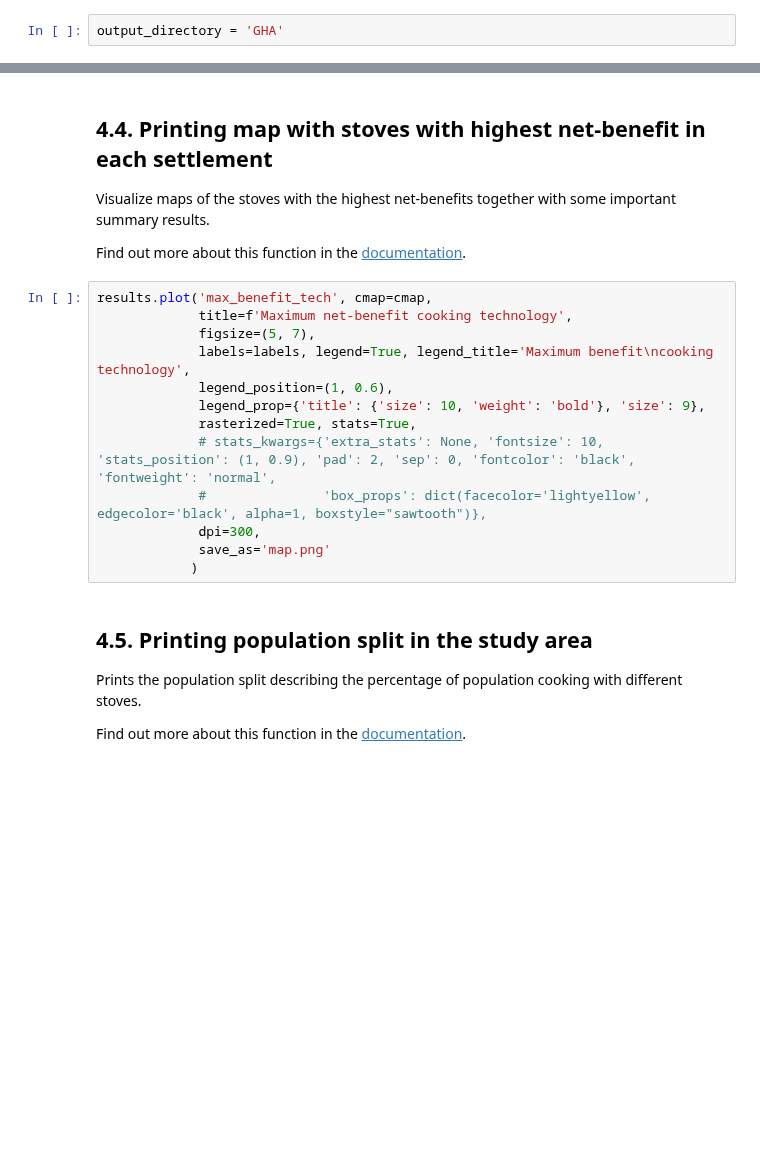
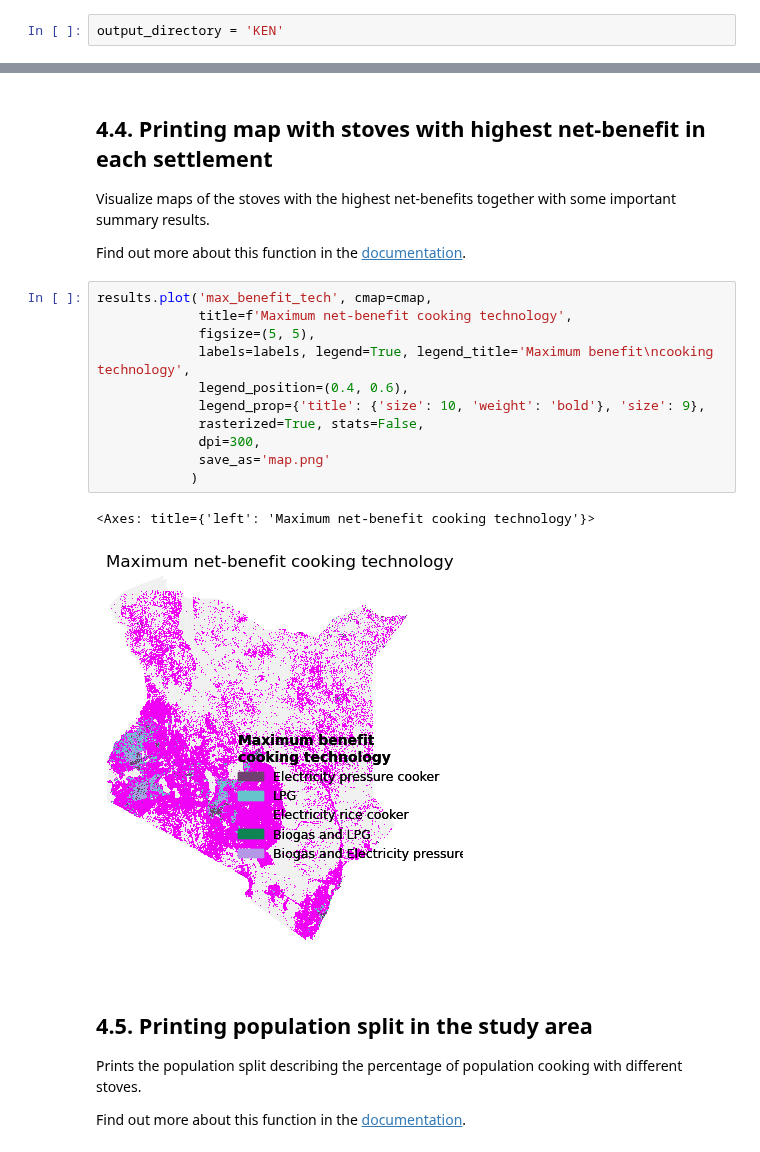
Before and after one commit to Open-Source-Spatial-Clean-Cooking-Tool/OnStove, a Jupyter notebook: example/OnStove_notebook.ipynb, the cells around one changed output, grey strips where cells are left out. Cells and saved outputs as stored; diff of their text form; blank space fills up the shorter version.

Commit message:
fixed some bugs from merge with main
Now it can run up until the visualization

```diff
--- a/example/OnStove_notebook.ipynb
+++ b/example/OnStove_notebook.ipynb
@@ -21,7 +29,7 @@ from utils import download_data
 ### Defining the output directory
 In the next cell we define the output directory of the analysis. This directory will be used to write all results of the [data processing](#1.-Data-processing), [calibration](#2.-Calibration), [model run](#3.-Model-run) and [visualization](#4.-Visualization) steps.
 # %%
-output_directory = 'GHA'
+output_directory = 'KEN'
 # %% [markdown]
 # Downloading example data from the Mendeley database
 # %% [markdown]
@@ -468,16 +826,17 @@ Find out more about this function in the [documentation](https://onstove-documen
 # %%
 results.plot('max_benefit_tech', cmap=cmap,
              title=f'Maximum net-benefit cooking technology',
-             figsize=(5, 7),
+             figsize=(5, 5),
              labels=labels, legend=True, legend_title='Maximum benefit\ncooking technology',
-             legend_position=(1, 0.6),
+             legend_position=(0.4, 0.6),
              legend_prop={'title': {'size': 10, 'weight': 'bold'}, 'size': 9},
-             rasterized=True, stats=True,
-             # stats_kwargs={'extra_stats': None, 'fontsize': 10, 'stats_position': (1, 0.9), 'pad': 2, 'sep': 0, 'fontcolor': 'black', 'fontweight': 'normal',
-             #               'box_props': dict(facecolor='lightyellow', edgecolor='black', alpha=1, boxstyle="sawtooth")},
+             rasterized=True, stats=False,
              dpi=300,
              save_as='map.png'
             )
+# %% [output]
+<Axes: title={'left': 'Maximum net-benefit cooking technology'}>
+[figure, added]
 # %% [markdown]
 ## 4.5. Printing population split in the study area
 
```
Also changed, not shown: parts of 49 cells of this notebook, 3 other files.
